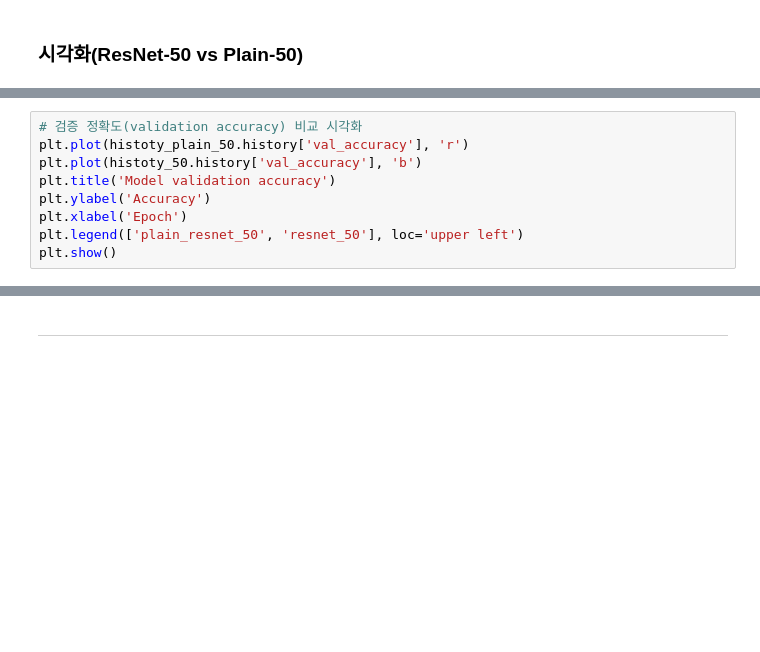
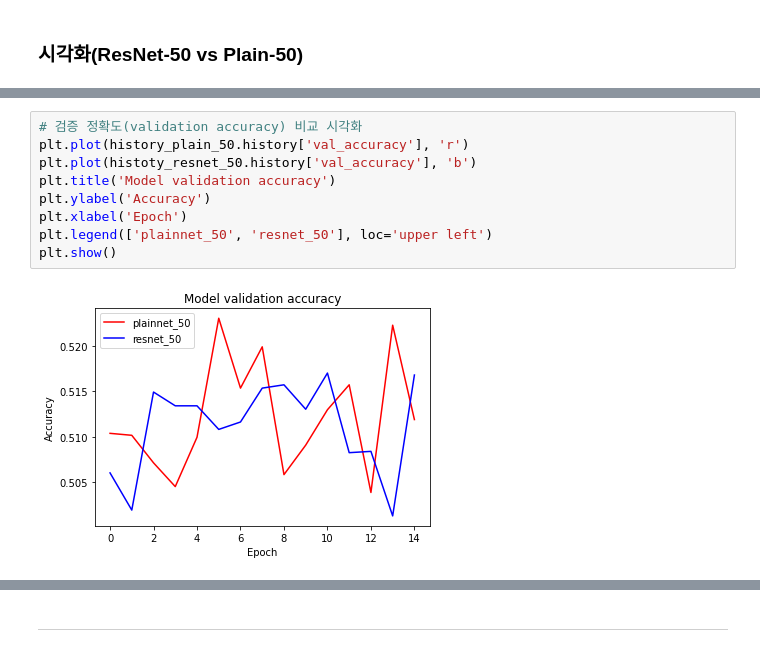
Before and after one commit to soy53/AIFFEL, a Jupyter notebook: Going Deeper/[GD-02]Ablation_Study.ipynb, the cells around one changed output, grey strips where cells are left out. Drawn from its saved outputs; the diff is of its cells as text; blank space fills up the shorter version.

```diff
--- a/Going Deeper/[GD-02]Ablation_Study.ipynb
+++ b/Going Deeper/[GD-02]Ablation_Study.ipynb
@@ -539,9 +576,11 @@ plt.show()
 # %%
 # 검증 정확도(validation accuracy) 비교 시각화
-plt.plot(histoty_plain_50.history['val_accuracy'], 'r')
-plt.plot(histoty_50.history['val_accuracy'], 'b')
+plt.plot(history_plain_50.history['val_accuracy'], 'r')
+plt.plot(histoty_resnet_50.history['val_accuracy'], 'b')
 plt.title('Model validation accuracy')
 plt.ylabel('Accuracy')
 plt.xlabel('Epoch')
-plt.legend(['plain_resnet_50', 'resnet_50'], loc='upper left')
+plt.legend(['plainnet_50', 'resnet_50'], loc='upper left')
 plt.show()
+# %% [output]
+[figure, added]
```
Also changed, not shown: parts of 40 cells of this notebook.
